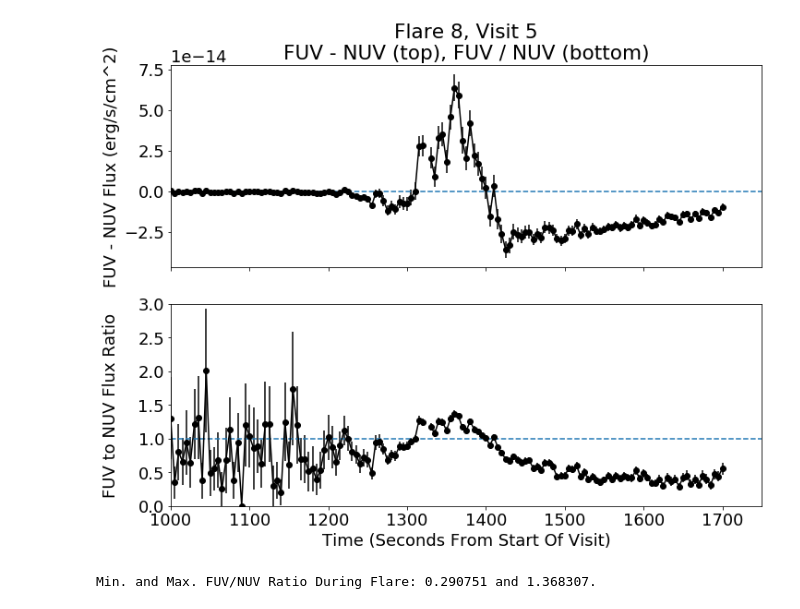
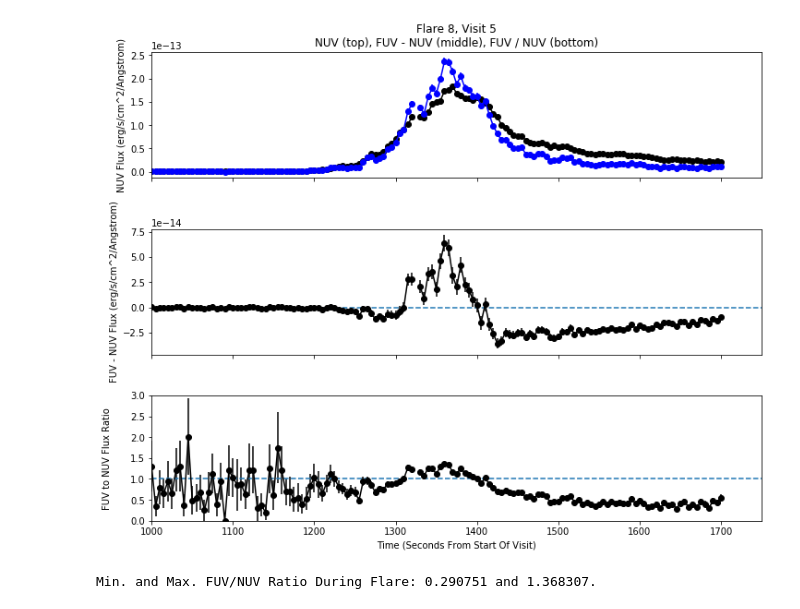
Before and after one commit to MillionConcepts/gfcat_gj65, a Jupyter notebook: src/uvceti/05-flare8_colordiff_analysis.ipynb, the cells around one changed output. Cells and saved outputs as stored; diff of their text form; code cells hidden in the pictures.

```diff
--- a/src/uvceti/05-flare8_colordiff_analysis.ipynb
+++ b/src/uvceti/05-flare8_colordiff_analysis.ipynb
@@ -93,27 +93,33 @@ plt.show()
 # %%
-fig, (ax1, ax2) = plt.subplots(2, 1, figsize=(10, 8), constrained_layout=True, sharex=True)
+fig, (ax0, ax1, ax2) = plt.subplots(3, 1, figsize=(10, 8), constrained_layout=True, sharex=True)
+# Original flare light curve.
+ax0.errorbar((lc_nuv['t0']-min(lc_nuv['t0'])), lc_nuv['flux_apcorrected'], yerr=lc_nuv['flux_err'], fmt='-ko')
+ax0.errorbar((lc_fuv['t0']-min(lc_nuv['t0'])), lc_fuv['flux_apcorrected'], yerr=lc_fuv['flux_err'], fmt='-bo')
+ax0.set_xlim(1000., 1750.)
+ax0.set_ylabel("NUV Flux (erg/s/cm^2/Angstrom)")
+ax0.set_title("Flare 8, Visit 5\nNUV (top), FUV - NUV (middle), FUV / NUV (bottom)")
+
 # FUV - NUV flux difference and propagated uncertainties: delta_z = SQRT(delta_x**2 + delta_y**2)
 diff = lc_fuv['flux_apcorrected'] - lc_nuv['flux_apcorrected']
 diff_err = (lc_nuv['flux_err']**2. + lc_fuv['flux_err']**2.)**0.5
 ax1.errorbar((lc_nuv['t0']-min(lc_nuv['t0'])), diff, yerr=diff_err, fmt='-ko')
 ax1.set_xlim(1000., 1750.)
 ax1.axhline(0.0, linestyle='--')
-ax1.set_ylabel("FUV - NUV Flux (erg/s/cm^2)")
-ax1.set_title("Flare 8, Visit 5\nFUV - NUV (top), FUV / NUV (bottom)")
+ax1.set_ylabel("FUV - NUV Flux (erg/s/cm^2/Angstrom)")
 
 # FUV / NUV flux ratio and propated uncertainties: delta_z / z = SQRT((delta_x/x)**2 + (delta_y/y)**2)
 ratio = lc_fuv['flux_apcorrected'] / lc_nuv['flux_apcorrected']
 ratio_err = ratio * ((lc_nuv['flux_err']/lc_nuv['flux_apcorrected'])**2. +
                      (lc_fuv['flux_err']/lc_fuv['flux_apcorrected'])**2.)**0.5
 ax2.errorbar((lc_nuv['t0']-min(lc_nuv['t0'])), ratio, yerr=ratio_err, fmt='-ko')
 ax2.set_xlim(1000., 1750.)
 ax2.set_ylim(0., 3.)
 ax2.axhline(1.0, linestyle='--')
 ax2.set_xlabel("Time (Seconds From Start Of Visit)")
 ax2.set_ylabel("FUV to NUV Flux Ratio", labelpad=20)
 fig.savefig("figures/flare8_diff-and-ratio.eps", dpi=600)
 # %% [output]
-[figure, old version]
+[figure, new version]
 # %%
 # What is the maximum and minimum FUV/NUV ratio once the flare starts?
 flare_start_time = 1200.
```
Also changed, not shown: parts of 5 cells of this notebook, 2 other files.
